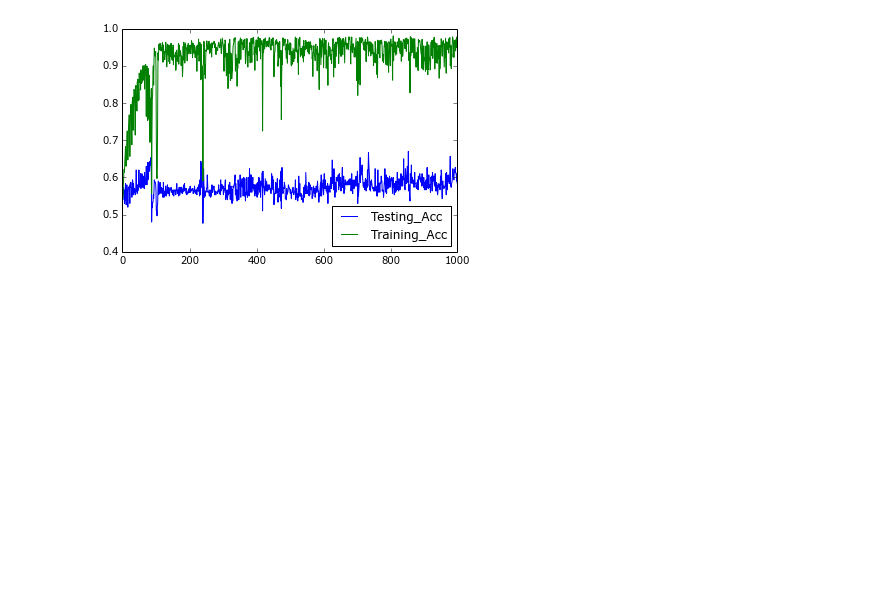
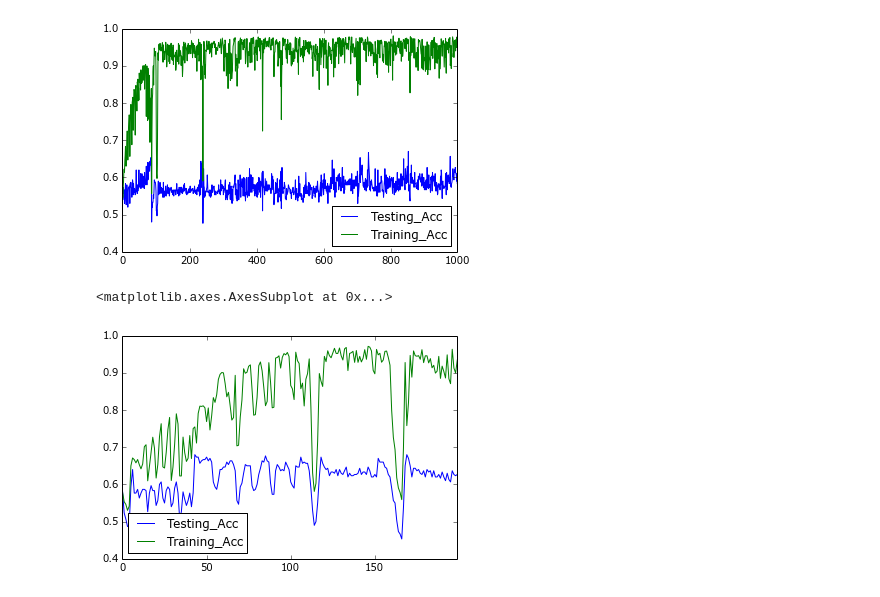
Before and after one commit to tapilab/is-hparik11, a Jupyter notebook: src/Tensorflow_Age.ipynb, the cells around one changed output. Saved outputs shown, nothing was run; the diff lists cells and outputs as text; code cells hidden in the pictures; blank space fills up the shorter version.

```diff
--- a/src/Tensorflow_Age.ipynb
+++ b/src/Tensorflow_Age.ipynb
@@ -331,7 +268,7 @@ def main():
             sess.run(tf.initialize_all_variables())
 
             subset_size = 128
-            for step in xrange(1000):
+            for step in xrange(200):
                 start_time = time.time()
                 total_loss = 0
                 for i in range(int(train_images.shape[0] / subset_size) ):
@@ -439,0 +378,3 @@ train_acc
+# %%
+if __name__ == '__main__':
+    train_acc_face, test_acc_face = main()
@@ -478,3 +437,12 @@ accuracy_list.plot()
 # %% [output]
 <matplotlib.axes.AxesSubplot at 0x...>
 [figure]
+# %%
+accuracy_list_face = pd.DataFrame(
+    {'Training_Acc': train_acc_face,
+     'Testing_Acc': test_acc_face,
+    })
+accuracy_list_face.plot()
+# %% [output]
+<matplotlib.axes.AxesSubplot at 0x...>
+[figure, added]
```
Also changed, not shown: parts of 11 cells of this notebook, 13 other files.
